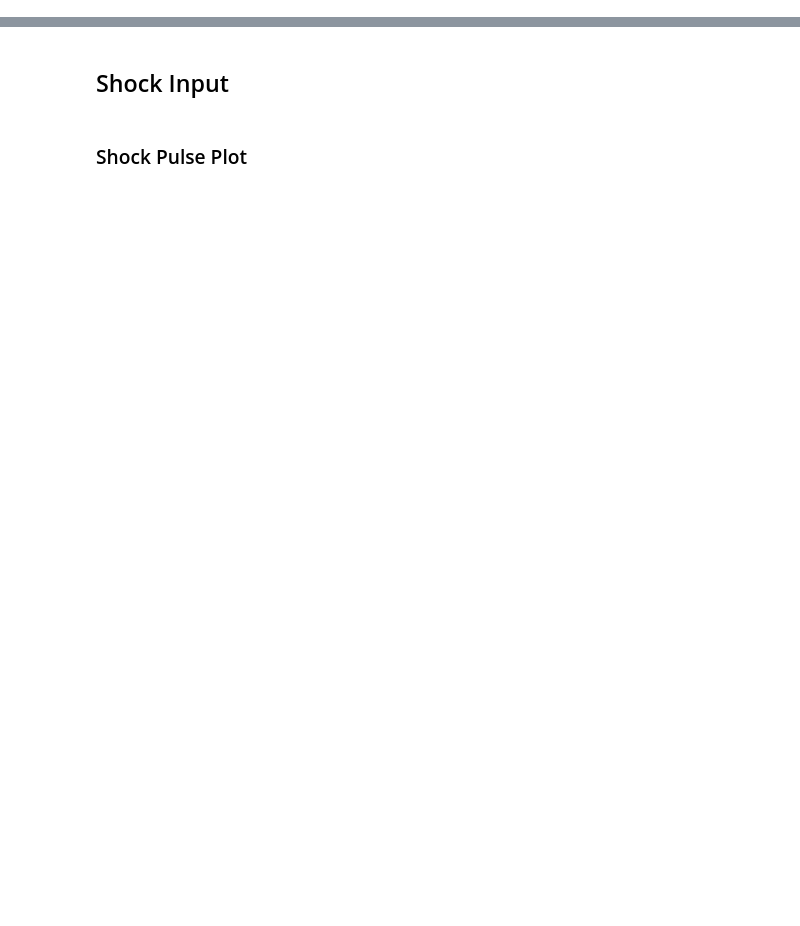
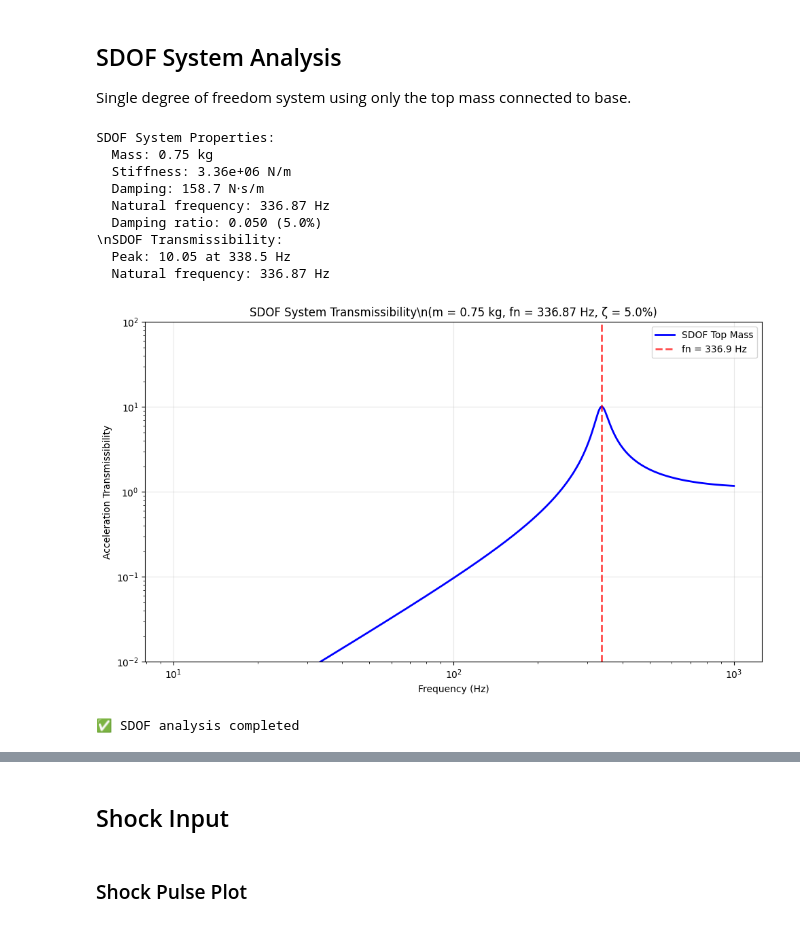
Before and after one commit to natecostello/python-test-repo, a Jupyter notebook: mdof_evaluation.ipynb, the cells around one changed output, grey strips where cells are left out. Saved outputs shown, nothing was run; the diff lists cells and outputs as text; code cells hidden in the pictures; blank space fills up the shorter version.

```diff
--- a/mdof_evaluation.ipynb
+++ b/mdof_evaluation.ipynb
@@ -2,0 +254,58 @@
+# %% [markdown]
+## SDOF System Analysis
+
+Single degree of freedom system using only the top mass connected to base.
+# %%
+# =============================================================================
+# SDOF SYSTEM ANALYSIS
+# =============================================================================
+
+# Create SDOF system (top mass only)
+sdof = SDOF_System(m_top, k_top, c_top)
+
+print("SDOF System Properties:")
+print(f"  Mass: {sdof.m:.2f} kg")
+print(f"  Stiffness: {sdof.k:.2e} N/m")
+print(f"  Damping: {sdof.c:.1f} N⋅s/m")
+print(f"  Natural frequency: {sdof.fn:.2f} Hz")
+print(f"  Damping ratio: {sdof.zeta:.3f} ({sdof.zeta*100:.1f}%)")
+
+# Calculate transmissibility
+freq_range = np.logspace(1, 3, 1000)  # 10 Hz to 1000 Hz
+sdof_trans = sdof.transmissibility(freq_range)
+
+# Find peak transmissibility
+peak_idx = np.argmax(sdof_trans)
+peak_freq = freq_range[peak_idx]
+peak_value = sdof_trans[peak_idx]
+
+print(f"\\nSDOF Transmissibility:")
+print(f"  Peak: {peak_value:.2f} at {peak_freq:.1f} Hz")
+print(f"  Natural frequency: {sdof.fn:.2f} Hz")
+
+# Plot SDOF transmissibility
+fig, ax = plt.subplots(1, 1, figsize=(10, 6))
+ax.loglog(freq_range, sdof_trans, 'b-', linewidth=2, label='SDOF Top Mass')
+ax.axvline(sdof.fn, color='red', linestyle='--', alpha=0.7, label=f'fn = {sdof.fn:.1f} Hz')
+ax.grid(True, alpha=0.3)
+ax.set_xlabel('Frequency (Hz)')
+ax.set_ylabel('Acceleration Transmissibility')
+ax.set_title(f'SDOF System Transmissibility\\n(m = {m_top:.2f} kg, fn = {sdof.fn:.2f} Hz, ζ = {damping_percent:.1f}%)')
+ax.legend()
+ax.set_ylim([0.01, 100])
+plt.tight_layout()
+plt.show()
+
+print("✅ SDOF analysis completed")
+# %% [output]
+SDOF System Properties:
+  Mass: 0.75 kg
+  Stiffness: 3.36e+06 N/m
+  Damping: 158.7 N⋅s/m
+  Natural frequency: 336.87 Hz
+  Damping ratio: 0.050 (5.0%)
+\nSDOF Transmissibility:
+  Peak: 10.05 at 338.5 Hz
+  Natural frequency: 336.87 Hz
+[figure, added]
+✅ SDOF analysis completed
```
Also changed, not shown: parts of 58 cells of this notebook, 1 other file.
